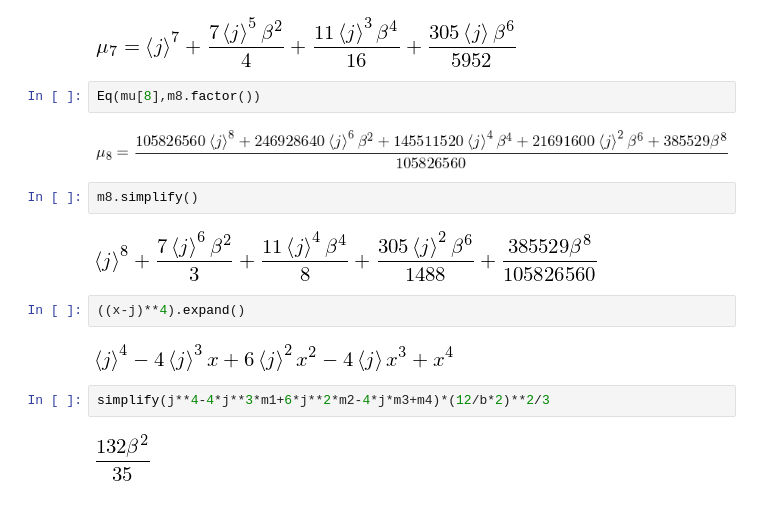
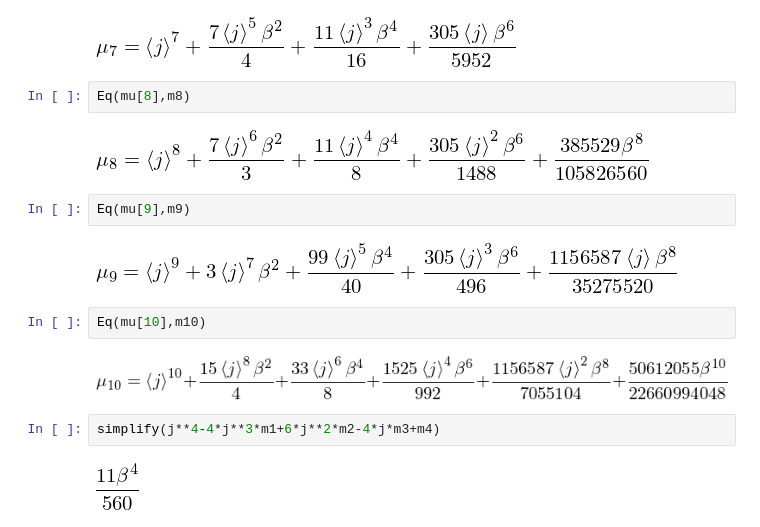
Before and after one commit to orahcio/fluxos, a Jupyter notebook: calctopaper.ipynb, the cells around one changed output. Cells and saved outputs as stored; diff of their text form.

```diff
--- a/calctopaper.ipynb
+++ b/calctopaper.ipynb
@@ -380,18 +380,18 @@ Eq(mu[7],m7)
 # %% [output]
 [figure]
 # %%
-Eq(mu[8],m8.factor())
+Eq(mu[8],m8)
 # %% [output]
-[figure, old version]
+[figure, new version]
-# %%
-m8.simplify()
-# %% [output]
-[figure, removed]
-# %%
-((x-j)**4).expand()
-# %% [output]
-[figure, removed]
+# %%
+Eq(mu[9],m9)
+# %% [output]
+[figure, added]
+# %%
+Eq(mu[10],m10)
+# %% [output]
+[figure, added]
 # %%
-simplify(j**4-4*j**3*m1+6*j**2*m2-4*j*m3+m4)*(12/b*2)**2/3
+simplify(j**4-4*j**3*m1+6*j**2*m2-4*j*m3+m4)
 # %% [output]
-[figure, old version]
+[figure, new version]
```
Also changed, not shown: parts of 5 cells of this notebook.
